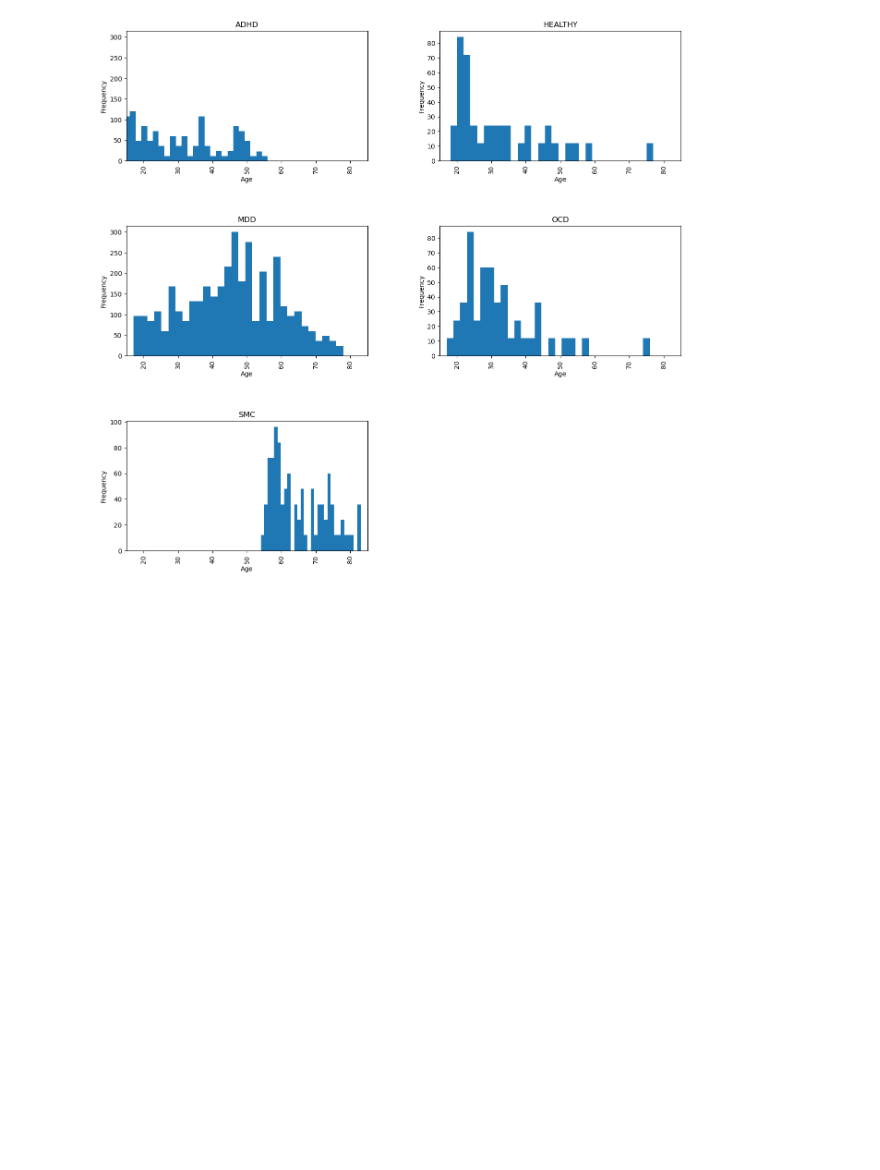
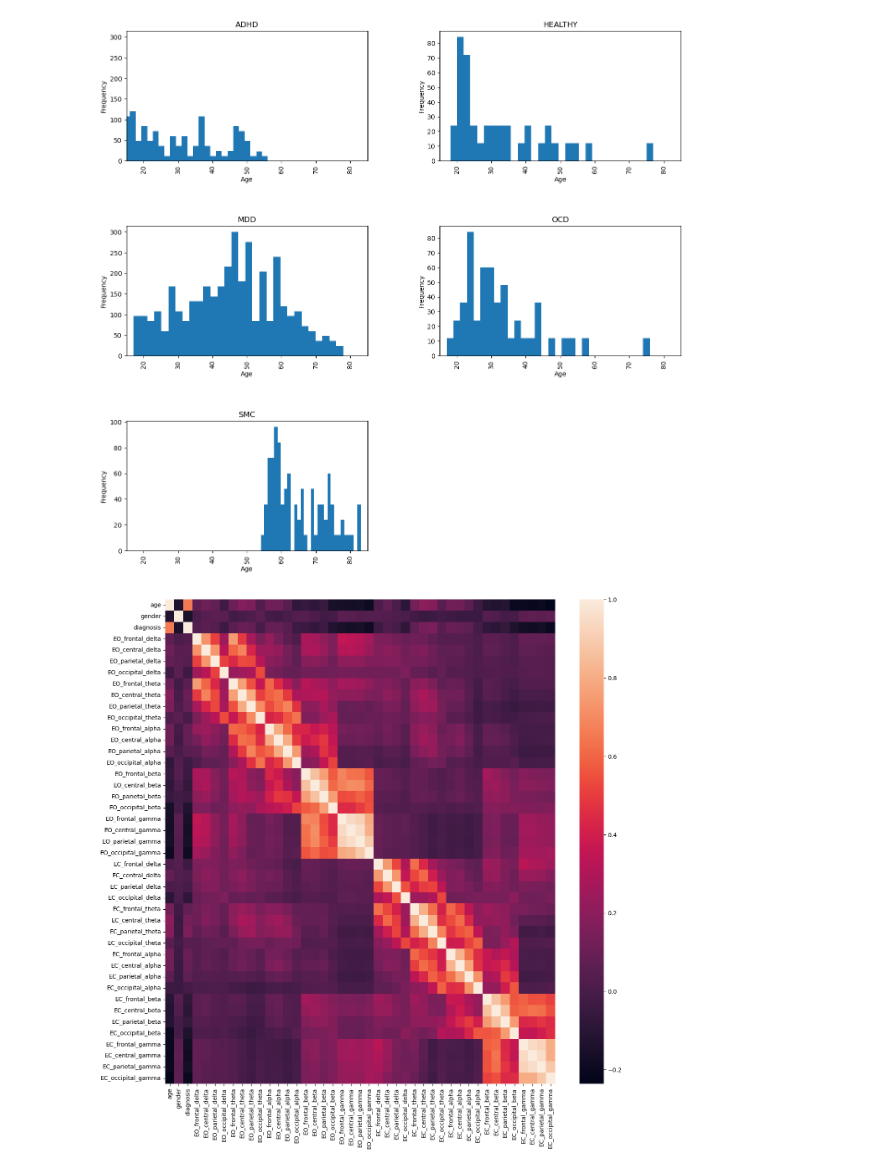
Before and after one commit to TSmolders/Internship_EEG, a Jupyter notebook: 1_participants_data.ipynb, the cells around one changed output. Cells and saved outputs as stored; diff of their text form; code cells hidden in the pictures; blank space fills up the shorter version.

```diff
--- a/1_participants_data.ipynb
+++ b/1_participants_data.ipynb
@@ -200,3 +200,27 @@ for ax in axes.flatten():
     # ax.spines['bottom'].set_visible(False)
 # %% [output]
 [figure]
+# %%
+from sklearn.preprocessing import LabelEncoder
+
+enc = LabelEncoder()
+df_corr = pd.read_pickle('D:\Documents\RU\Master_Neurobiology\Internship_jaar_2\Project\TD-BRAIN\TD-BRAIN_extracted_features/df_std_features.pkl')
+df_corr['age'] = df_corr['age'].round().astype('Int32') # round age to nearest year and convert to int
+df_corr = df_corr.drop(columns=['ID', 'epoch'])
+top_5 = df_corr['diagnosis'].value_counts()[:5].index.tolist()
+df_corr = df_corr[df_corr['diagnosis'].isin(top_5)]
+df_corr['diagnosis'] = df_corr['diagnosis'].astype('category')
+df_corr['diagnosis'] = enc.fit_transform(df_corr['diagnosis'])
+
+import matplotlib.pyplot as plt
+import seaborn as sns
+
+corr = df_corr.iloc[:, :].corr()
+plt.figure(figsize=(15, 15))
+sns.heatmap(corr,
+            xticklabels=corr.columns,
+            yticklabels=corr.columns,
+            )
+plt.show()
+# %% [output]
+[figure, added]
```
Also changed, not shown: parts of 3 cells of this notebook.
